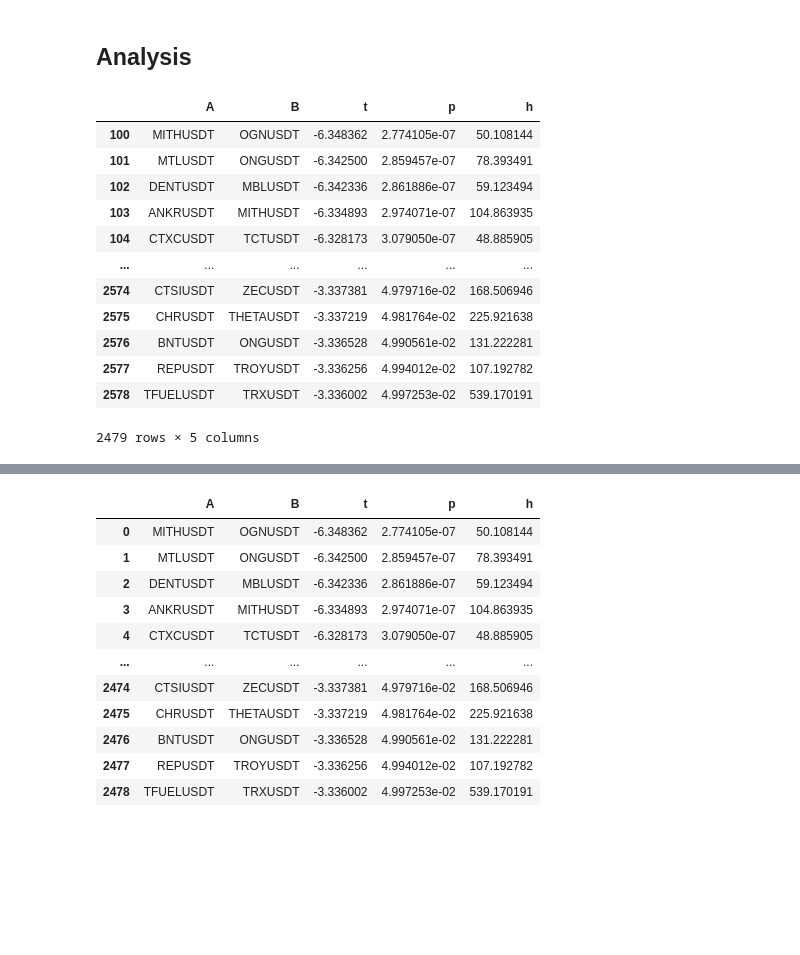
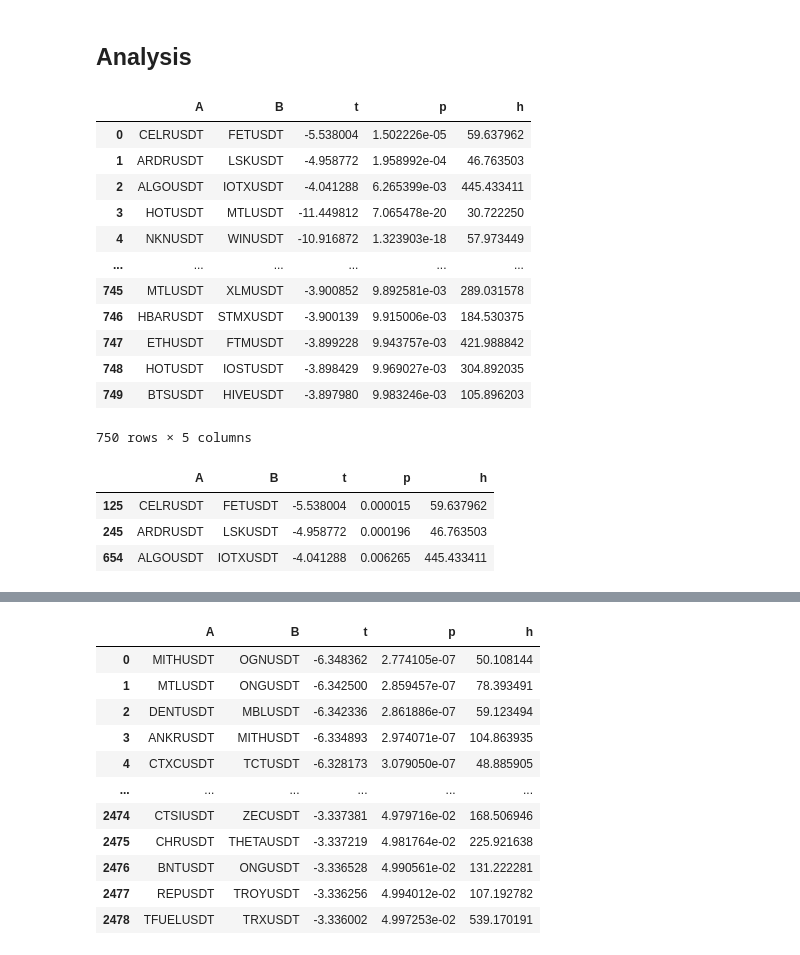
Before and after one commit to sunnymnie/crypto-printer, a Jupyter notebook: discovery/strat-discovery.ipynb, the cells around one changed output, grey strips where cells are left out. Cells and saved outputs as stored; diff of their text form; code cells hidden in the pictures; blank space fills up the shorter version.

```diff
--- a/discovery/strat-discovery.ipynb
+++ b/discovery/strat-discovery.ipynb
@@ -84,16 +82,25 @@ df = df[100:]
+# %%
+df
+# %% [output]
+|  | A | B | t | p | h |
+| 0 | CELRUSDT | FETUSDT | -5.538004 | 1.502226e-05 | 59.637962 |
+| 1 | ARDRUSDT | LSKUSDT | -4.958772 | 1.958992e-04 | 46.763503 |
+| 2 | ALGOUSDT | IOTXUSDT | -4.041288 | 6.265399e-03 | 445.433411 |
+| 3 | HOTUSDT | MTLUSDT | -11.449812 | 7.065478e-20 | 30.722250 |
+| 4 | NKNUSDT | WINUSDT | -10.916872 | 1.323903e-18 | 57.973449 |
+| ... | ... | ... | ... | ... | ... |
+| 745 | MTLUSDT | XLMUSDT | -3.900852 | 9.892581e-03 | 289.031578 |
+| 746 | HBARUSDT | STMXUSDT | -3.900139 | 9.915006e-03 | 184.530375 |
+| 747 | ETHUSDT | FTMUSDT | -3.899228 | 9.943757e-03 | 421.988842 |
+| 748 | HOTUSDT | IOSTUSDT | -3.898429 | 9.969027e-03 | 304.892035 |
+| 749 | BTSUSDT | HIVEUSDT | -3.897980 | 9.983246e-03 | 105.896203 |
+750 rows × 5 columns
 # %%
-df
+df1 = df.reindex([125, 245, 654])
-# %% [output]
-|  | A | B | t | p | h |
-| 100 | MITHUSDT | OGNUSDT | -6.348362 | 2.774105e-07 | 50.108144 |
-| 101 | MTLUSDT | ONGUSDT | -6.342500 | 2.859457e-07 | 78.393491 |
-| 102 | DENTUSDT | MBLUSDT | -6.342336 | 2.861886e-07 | 59.123494 |
-| 103 | ANKRUSDT | MITHUSDT | -6.334893 | 2.974071e-07 | 104.863935 |
-| 104 | CTXCUSDT | TCTUSDT | -6.328173 | 3.079050e-07 | 48.885905 |
-| ... | ... | ... | ... | ... | ... |
-| 2574 | CTSIUSDT | ZECUSDT | -3.337381 | 4.979716e-02 | 168.506946 |
-| 2575 | CHRUSDT | THETAUSDT | -3.337219 | 4.981764e-02 | 225.921638 |
-| 2576 | BNTUSDT | ONGUSDT | -3.336528 | 4.990561e-02 | 131.222281 |
-| 2577 | REPUSDT | TROYUSDT | -3.336256 | 4.994012e-02 | 107.192782 |
-| 2578 | TFUELUSDT | TRXUSDT | -3.336002 | 4.997253e-02 | 539.170191 |
-2479 rows × 5 columns
+# %%
+df1
+# %% [output]
+|  | A | B | t | p | h |
+| 125 | CELRUSDT | FETUSDT | -5.538004 | 0.000015 | 59.637962 |
+| 245 | ARDRUSDT | LSKUSDT | -4.958772 | 0.000196 | 46.763503 |
+| 654 | ALGOUSDT | IOTXUSDT | -4.041288 | 0.006265 | 445.433411 |
```
Also changed, not shown: parts of 8 cells of this notebook, 3 other files.
